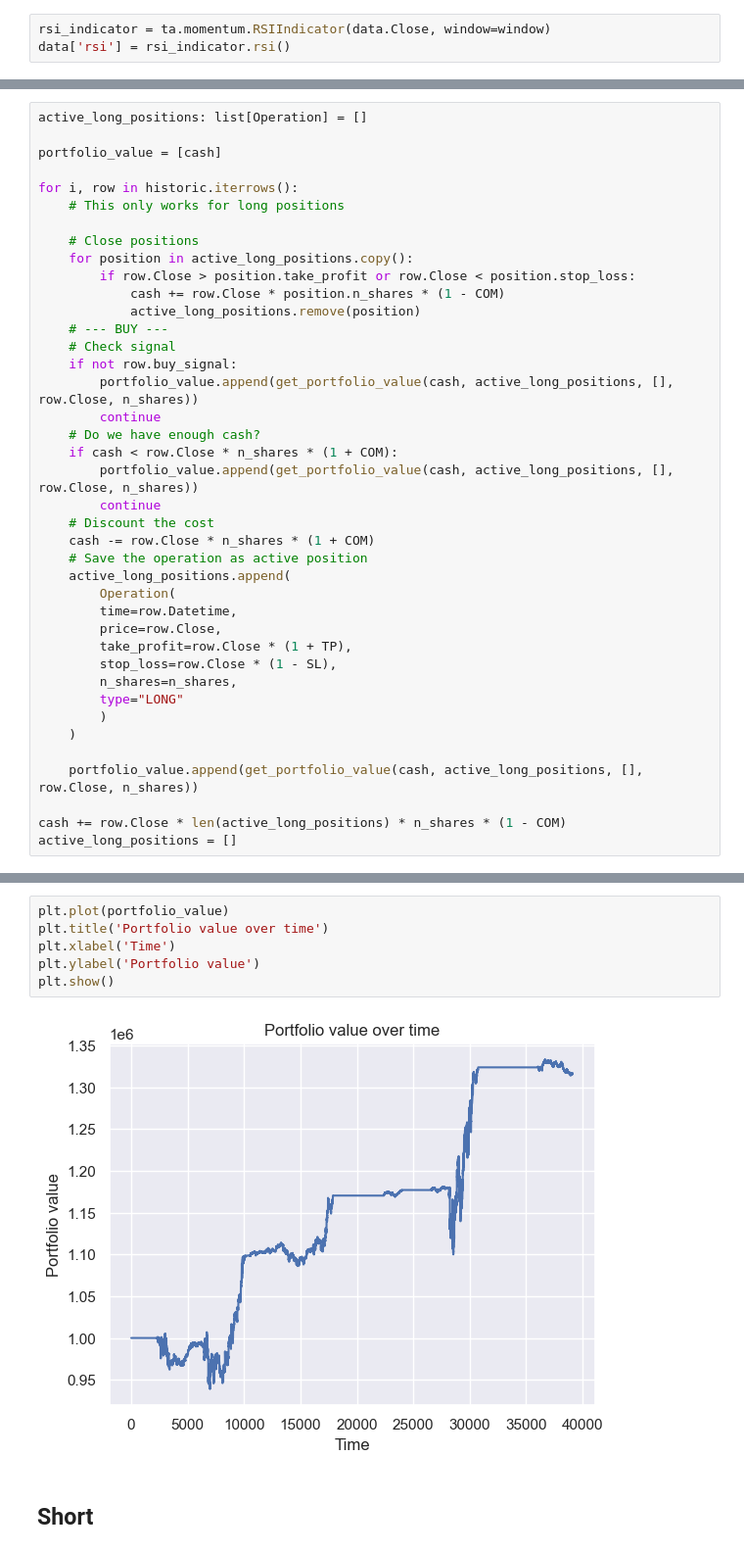
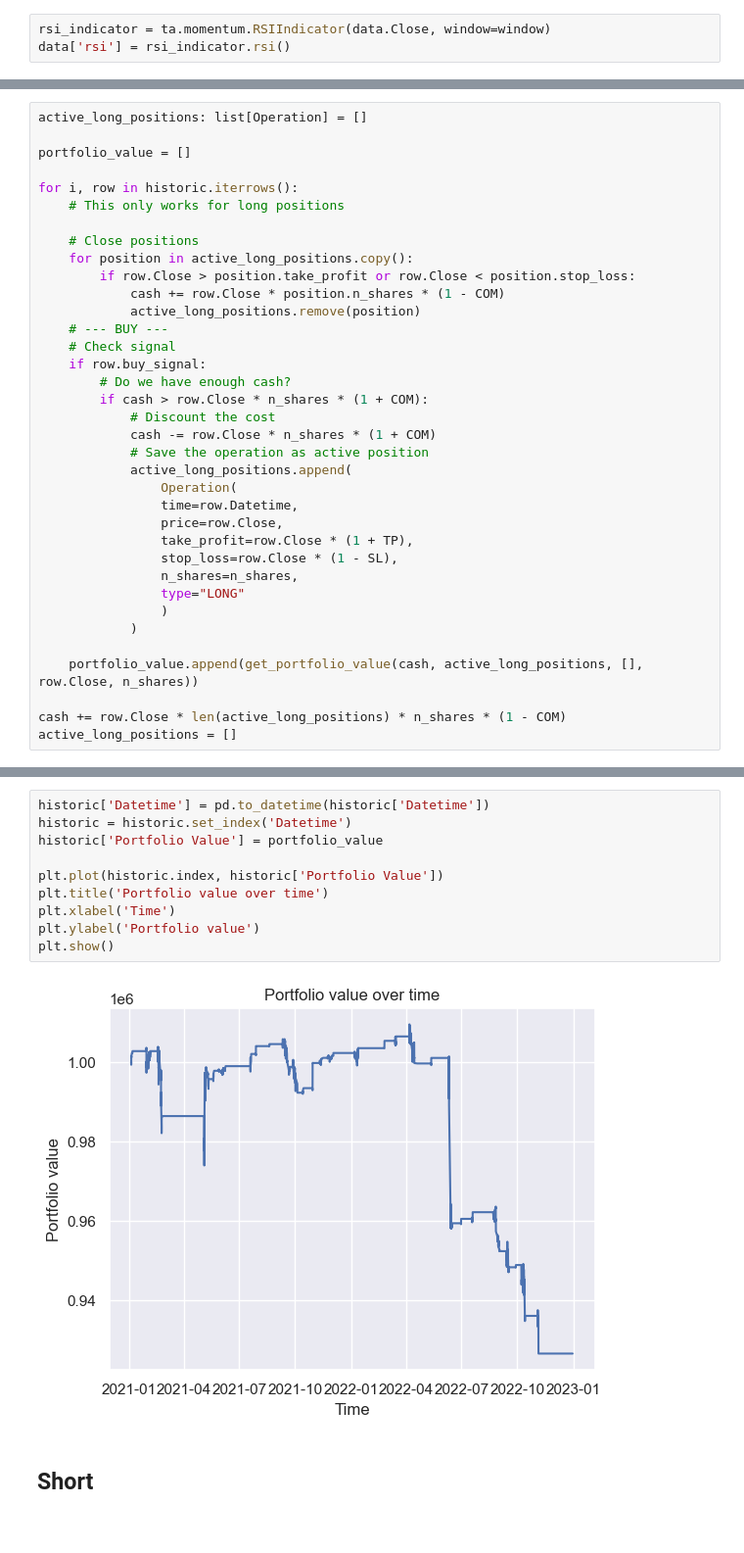
Before and after one commit to ivanna1030/trading, a Jupyter notebook: clase3.ipynb, the cells around one changed output, grey strips where cells are left out. Shown: that part at 98% size. Drawn from its saved outputs; the diff is of its cells as text.

```diff
--- a/clase3.ipynb
+++ b/clase3.ipynb
@@ -322,7 +312,7 @@ See the caveats in the documentation: https://pandas.pydata.org/pandas-docs/stab
 # %%
 active_long_positions: list[Operation] = []
 
-portfolio_value = [cash]
+portfolio_value = []
 
 for i, row in historic.iterrows():
     # This only works for long positions
@@ -334,26 +324,22 @@ for i, row in historic.iterrows():
             active_long_positions.remove(position)
     # --- BUY ---
     # Check signal
-    if not row.buy_signal:
-        portfolio_value.append(get_portfolio_value(cash, active_long_positions, [], row.Close, n_shares))
-        continue
-    # Do we have enough cash?
-    if cash < row.Close * n_shares * (1 + COM):
-        portfolio_value.append(get_portfolio_value(cash, active_long_positions, [], row.Close, n_shares))
-        continue
-    # Discount the cost
-    cash -= row.Close * n_shares * (1 + COM)
-    # Save the operation as active position
-    active_long_positions.append(
-        Operation(
-        time=row.Datetime,
-        price=row.Close,
-        take_profit=row.Close * (1 + TP),
-        stop_loss=row.Close * (1 - SL),
-        n_shares=n_shares,
-        type="LONG"
-        )
-    )
+    if row.buy_signal:
+        # Do we have enough cash?
+        if cash > row.Close * n_shares * (1 + COM):
+            # Discount the cost
+            cash -= row.Close * n_shares * (1 + COM)
+            # Save the operation as active position
+            active_long_positions.append(
+                Operation(
+                time=row.Datetime,
+                price=row.Close,
+                take_profit=row.Close * (1 + TP),
+                stop_loss=row.Close * (1 - SL),
+                n_shares=n_shares,
+                type="LONG"
+                )
+            )
 
     portfolio_value.append(get_portfolio_value(cash, active_long_positions, [], row.Close, n_shares))
 
@@ -366,11 +352,15 @@ cash, len(active_long_positions)
 # %%
-plt.plot(portfolio_value)
+historic['Datetime'] = pd.to_datetime(historic['Datetime'])
+historic = historic.set_index('Datetime')
+historic['Portfolio Value'] = portfolio_value
+
+plt.plot(historic.index, historic['Portfolio Value'])
 plt.title('Portfolio value over time')
 plt.xlabel('Time')
 plt.ylabel('Portfolio value')
 plt.show()
 # %% [output]
-[figure, old version]
+[figure, new version]
 # %% [markdown]
 ## Short
 # %%
```
Also changed, not shown: parts of 23 cells of this notebook, 1 other file.
